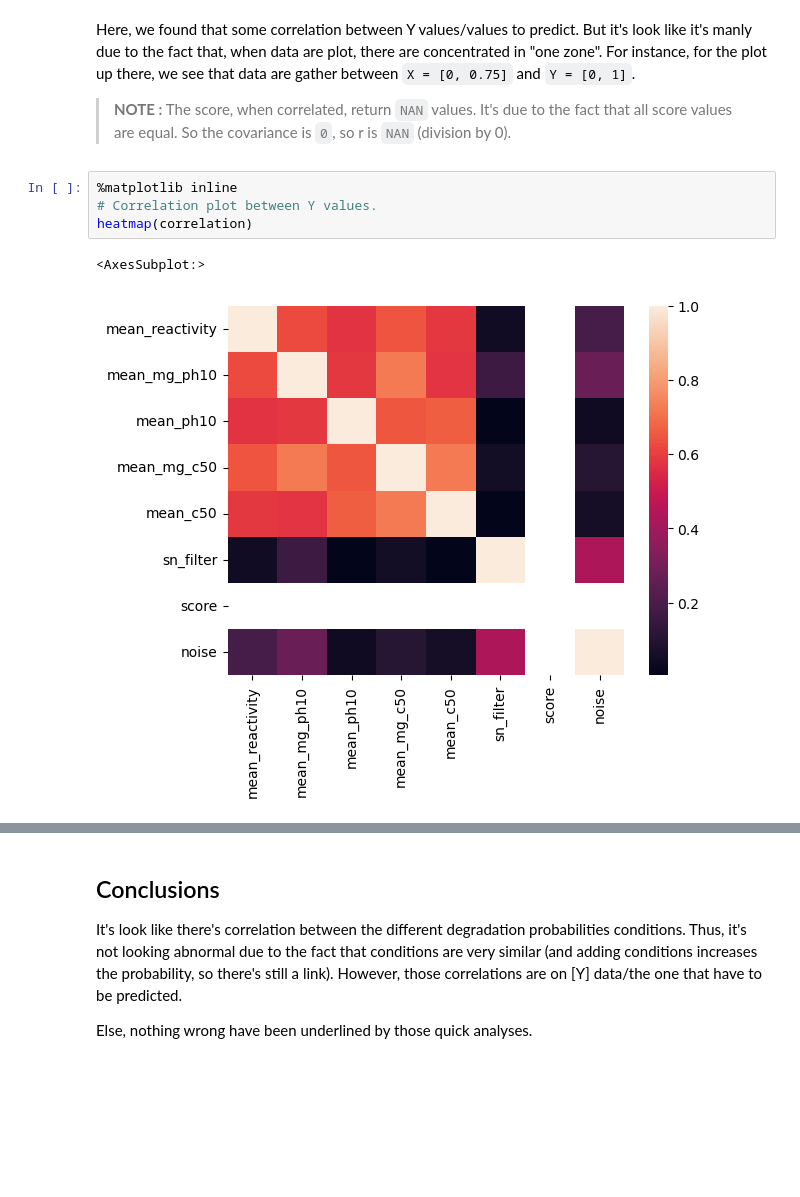
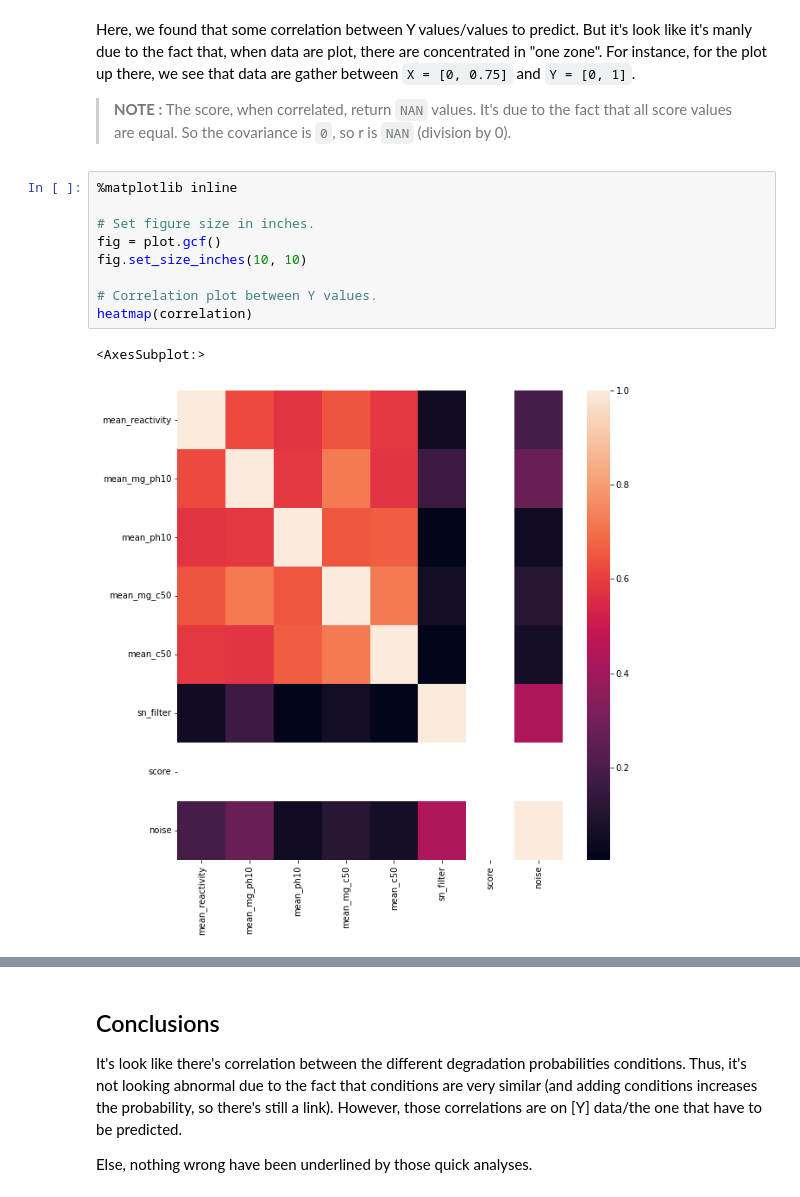
Before and after one commit to FilouPlains/KAGGLE_OPENVACCINE_MRNA, a Jupyter notebook: src/data_analyse.ipynb, the cells around one changed output, grey strips where cells are left out. Drawn from its saved outputs; the diff is of its cells as text; blank space fills up the shorter version.

```diff
--- a/src/data_analyse.ipynb
+++ b/src/data_analyse.ipynb
@@ -277,8 +290,13 @@ Here, we found that some correlation between Y values/values to predict. But it'
 > **NOTE :** The score, when correlated, return `NAN` values. It's due to the fact that all score values are equal. So the covariance is `0`, so r is `NAN` (division by 0).
 # %%
 %matplotlib inline
+
+# Set figure size in inches.
+fig = plot.gcf()
+fig.set_size_inches(10, 10)
+
 # Correlation plot between Y values.
 heatmap(correlation)
 # %% [output]
 <AxesSubplot:>
-[figure, old version]
+[figure, new version]
```
Also changed, not shown: parts of 8 cells of this notebook.
